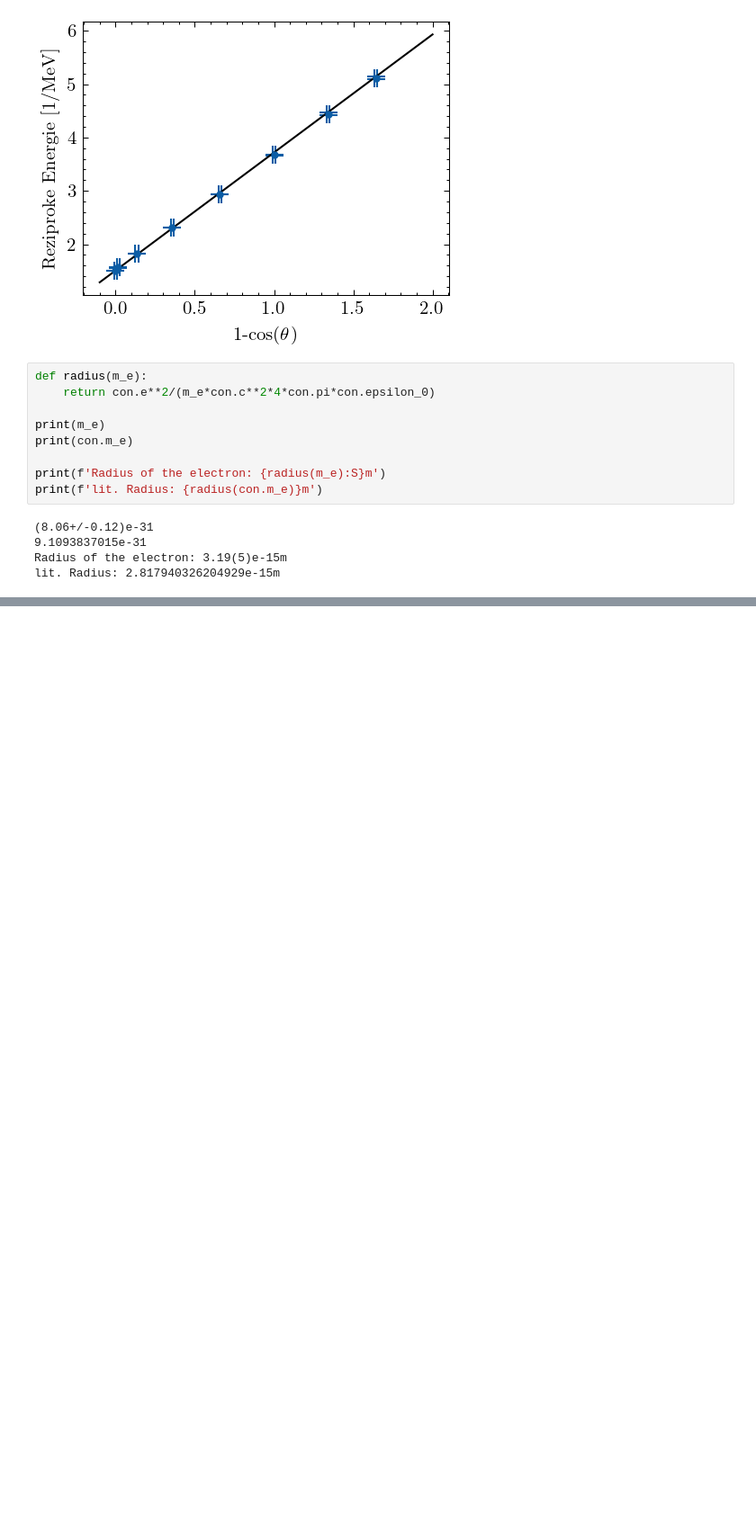
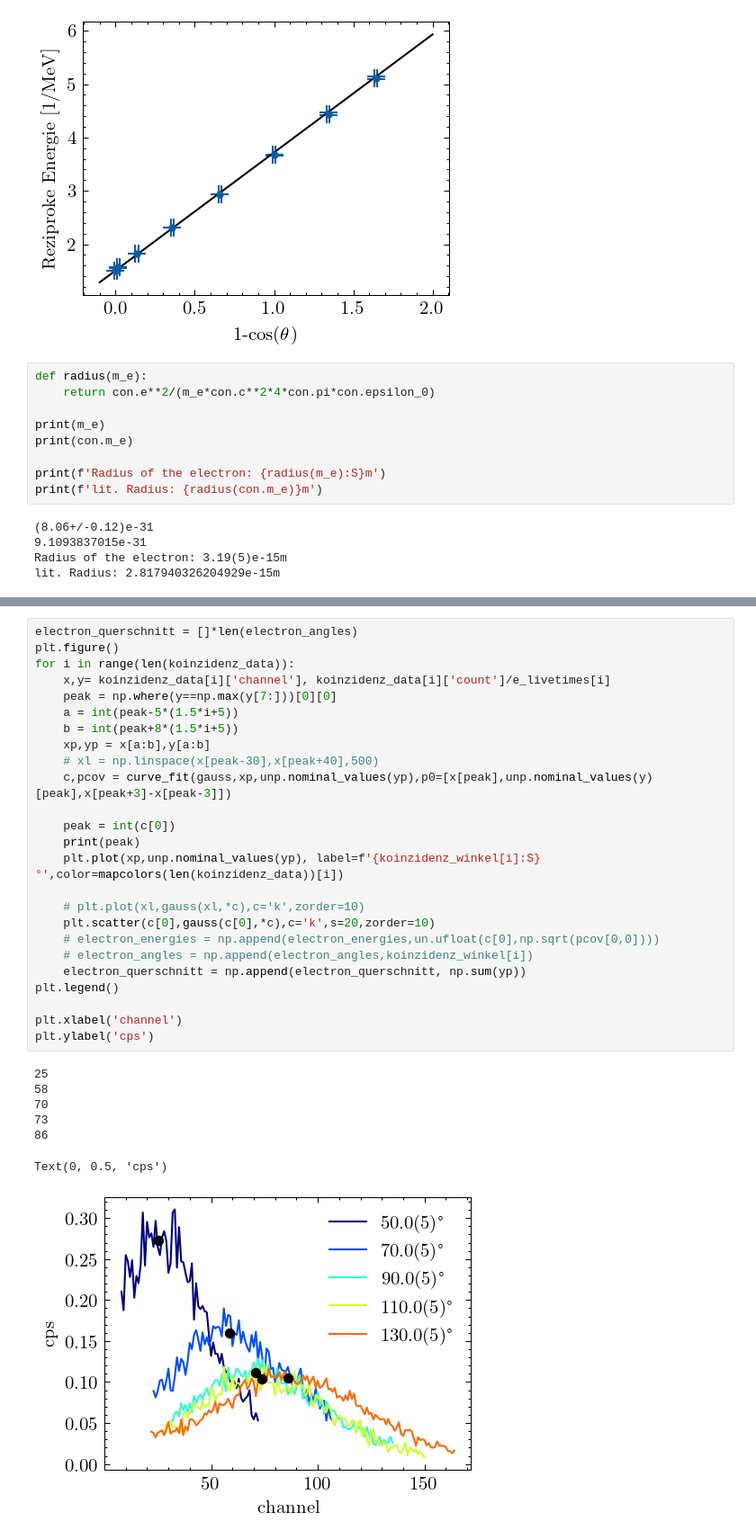
Before and after one commit to emhl/FP1, a Jupyter notebook: Compton.ipynb, the cells around one changed output, grey strips where cells are left out. Shown at 90% size. Saved outputs shown, nothing was run; the diff lists cells and outputs as text; blank space fills up the shorter version.

```diff
--- a/Compton.ipynb
+++ b/Compton.ipynb
@@ -609,0 +666,33 @@ lit. Radius: 2.817940326204929e-15m
+# %%
+electron_querschnitt = []*len(electron_angles)
+plt.figure()
+for i in range(len(koinzidenz_data)):
+    x,y= koinzidenz_data[i]['channel'], koinzidenz_data[i]['count']/e_livetimes[i]
+    peak = np.where(y==np.max(y[7:]))[0][0]
+    a = int(peak-5*(1.5*i+5))
+    b = int(peak+8*(1.5*i+5))
+    xp,yp = x[a:b],y[a:b]
+    # xl = np.linspace(x[peak-30],x[peak+40],500)
+    c,pcov = curve_fit(gauss,xp,unp.nominal_values(yp),p0=[x[peak],unp.nominal_values(y)[peak],x[peak+3]-x[peak-3]])
+
+    peak = int(c[0])
+    print(peak)
+    plt.plot(xp,unp.nominal_values(yp), label=f'{koinzidenz_winkel[i]:S}°',color=mapcolors(len(koinzidenz_data))[i])
+
+    # plt.plot(xl,gauss(xl,*c),c='k',zorder=10)
+    plt.scatter(c[0],gauss(c[0],*c),c='k',s=20,zorder=10)
+    # electron_energies = np.append(electron_energies,un.ufloat(c[0],np.sqrt(pcov[0,0])))
+    # electron_angles = np.append(electron_angles,koinzidenz_winkel[i])
+    electron_querschnitt = np.append(electron_querschnitt, np.sum(yp))
+plt.legend()
+
+plt.xlabel('channel')
+plt.ylabel('cps')
+# %% [output]
+25
+58
+70
+73
+86
+Text(0, 0.5, 'cps')
+[figure, added]
```
Also changed, not shown: parts of 12 cells of this notebook.
